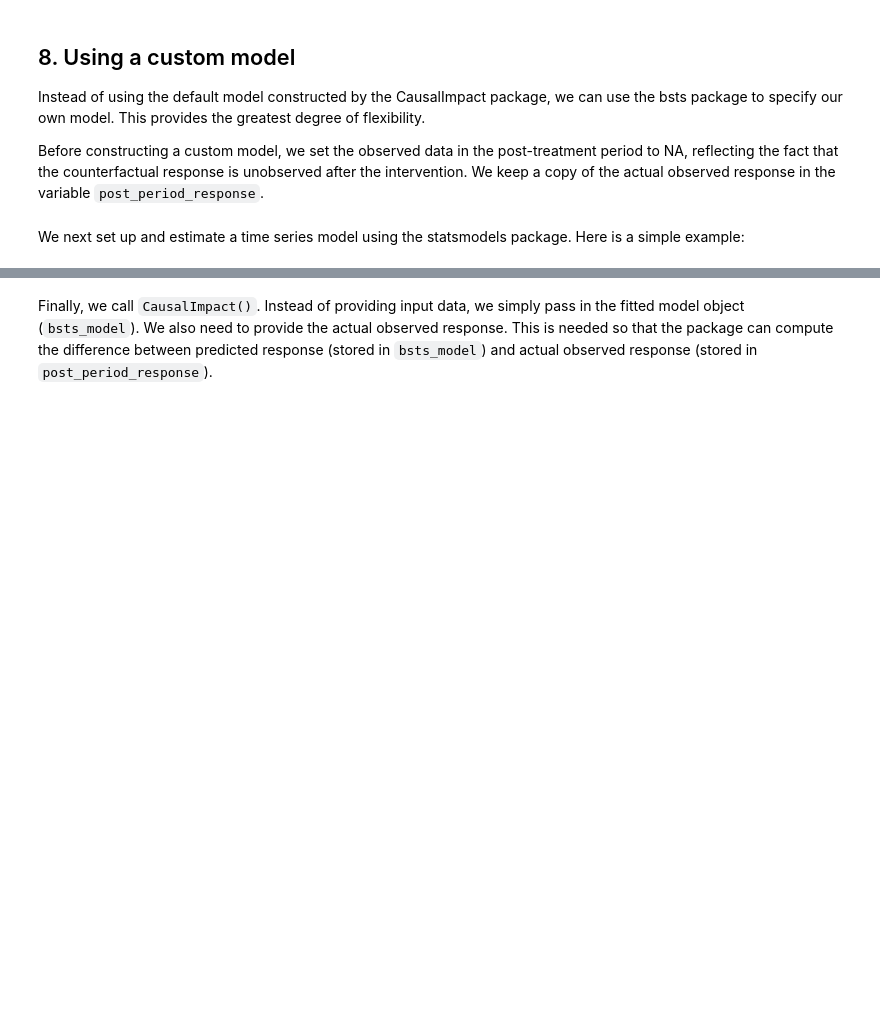
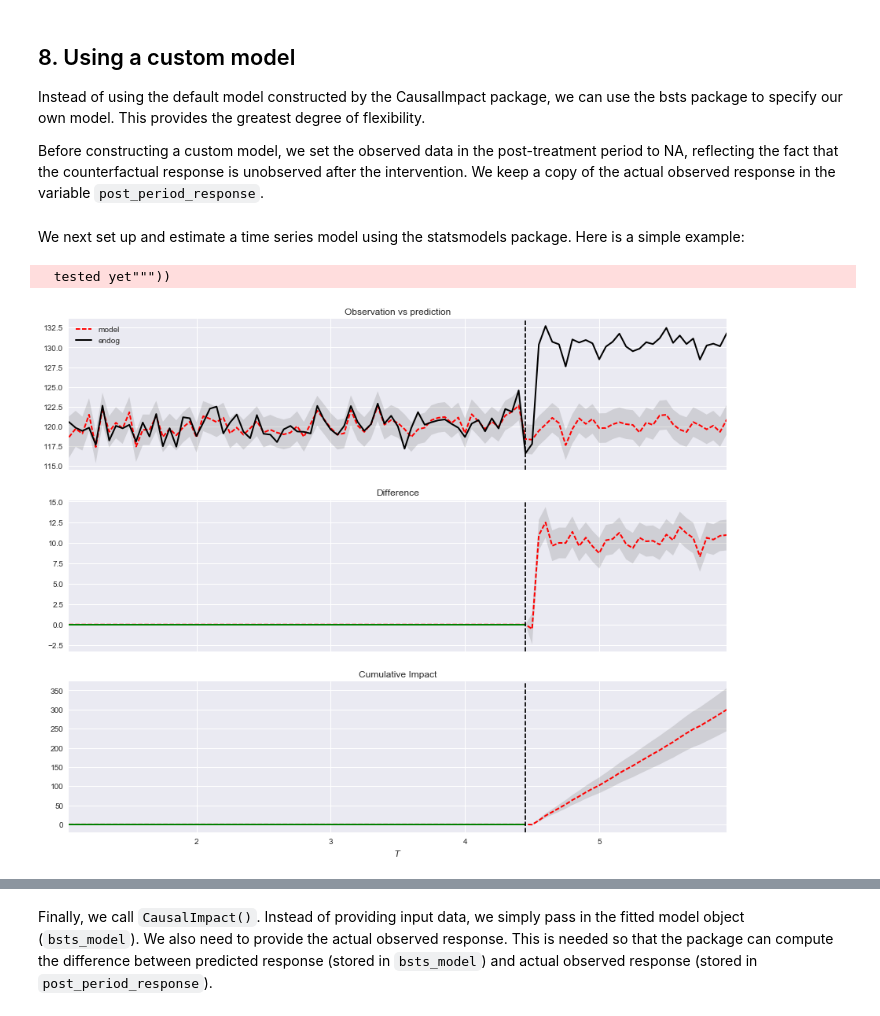
Before and after one commit to jamalsenouci/causalimpact, a Jupyter notebook: GettingStarted.ipynb, the cells around one changed output, grey strips where cells are left out. Drawn from its saved outputs; the diff is of its cells as text; code cells hidden in the pictures; blank space fills up the shorter version.

```diff
--- a/GettingStarted.ipynb
+++ b/GettingStarted.ipynb
@@ -201,12 +110,0 @@ mod_data
-# %%
-import statsmodels.api
-
-mod_data = data.iloc[pre_period[0]:pre_period[1],:]
-y = mod_data.iloc[:, 0]
-ss = {}
-# Local level
-ss["endog"] = y.values
-ss["level"] = "llevel"
-ss["exog"] = mod_data.iloc[:,1:].values
-ss["seasonal_period"] = 3
-mod = statsmodels.tsa.statespace.structural.UnobservedComponents(**ss)
@@ -524,8 +215,8 @@ Instead of using the default model constructed by the CausalImpact package, we c
 
 Before constructing a custom model, we set the observed data in the post-treatment period to NA, reflecting the fact that the counterfactual response is unobserved after the intervention. We keep a copy of the actual observed response in the variable `post_period_response`.
 # %%
-post_period = [70,99]
-post_period_response = y[post_period[0]:post_period[1]]
+post_period = [70,100]
+post_period_response = y[post_period[0]:post_period[1]].copy()
 y[post_period[0]:post_period[1]] = np.nan
 # %% [markdown]
 We next set up and estimate a time series model using the statsmodels package. Here is a simple example:
@@ -533,0 +223,10 @@ We next set up and estimate a time series model using the statsmodels package. H
+# %%
+from statsmodels.tsa.statespace.structural import UnobservedComponents
+ucm_model = UnobservedComponents(endog=y, exog=x1, level="llevel")
+impact = CausalImpact(ucm_model=ucm_model, post_period_response=post_period_response)
+impact.run()
+#TODO
+impact.plot()
+# %% [output]
+  tested yet"""))
+[figure, added]
```
Also changed, not shown: parts of 47 cells of this notebook, 4 other files.
